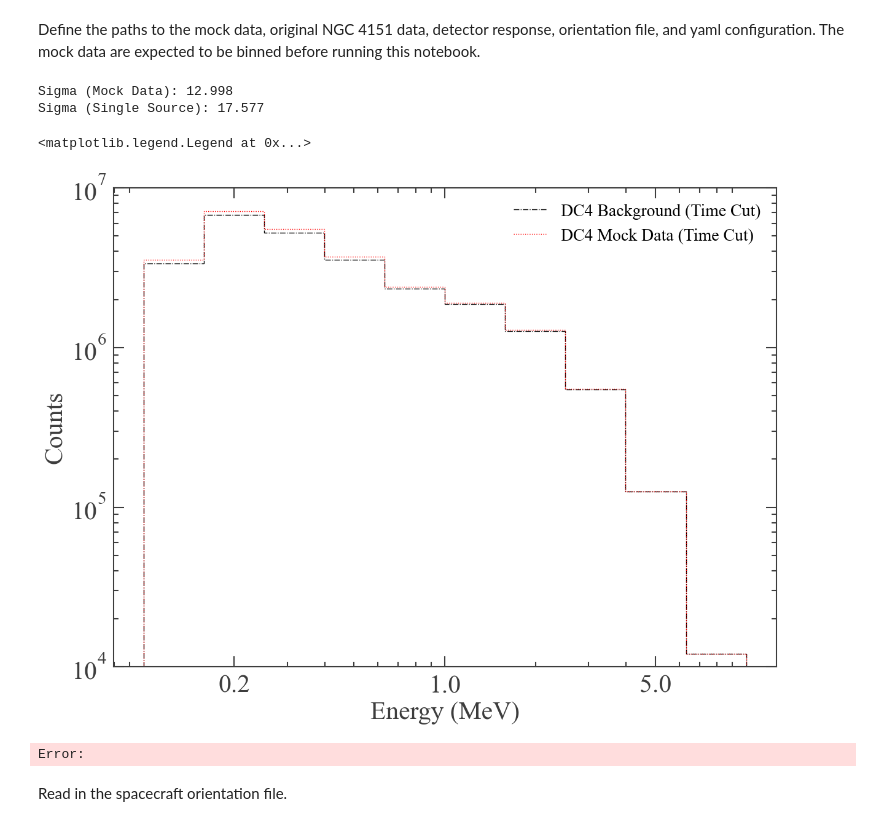
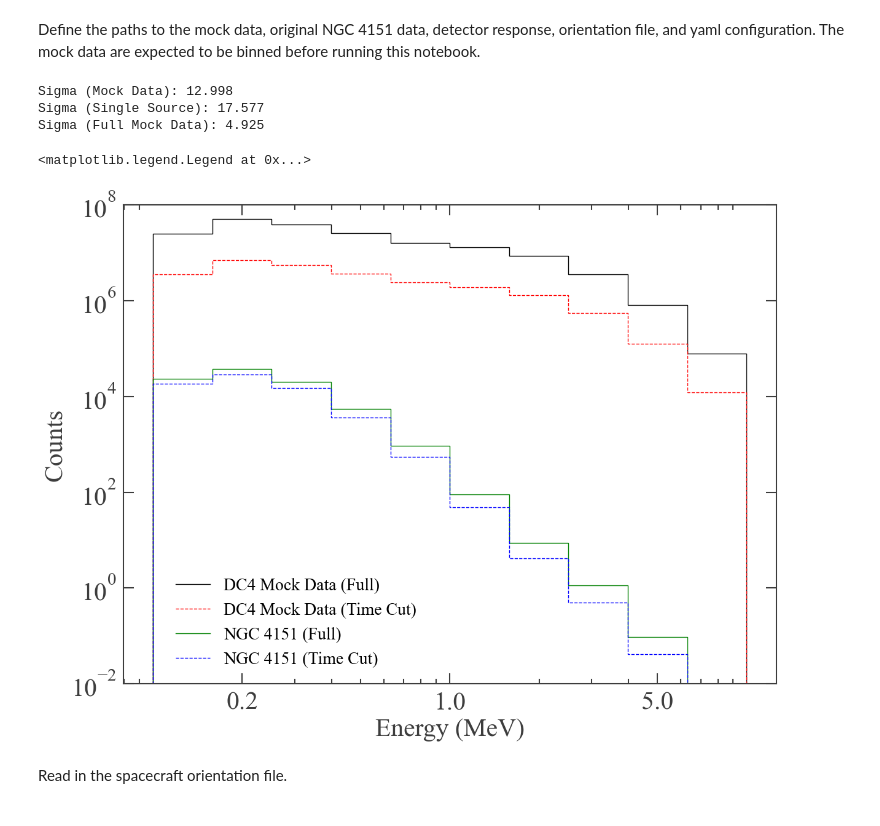
Before and after one commit to parshadkp/cosipy, a Jupyter notebook: docs/tutorials/spectral_fits/continuum_fit/AGN/AGN_Corona_DC4_SubMethod.ipynb, the cells around one changed output. Drawn from its saved outputs; the diff is of its cells as text; code cells hidden in the pictures.

Commit message:
Plots

```diff
--- a/docs/tutorials/spectral_fits/continuum_fit/AGN/AGN_Corona_DC4_SubMethod.ipynb
+++ b/docs/tutorials/spectral_fits/continuum_fit/AGN/AGN_Corona_DC4_SubMethod.ipynb
@@ -92,10 +92,12 @@ source_l = 155.07 * u.deg
 source_b = 75.06 * u.deg
 source_coord = SkyCoord(l=source_l, b=source_b, frame="galactic")
 # %%
-total_mock_data = Path("/Users/parshadkp/Library/CloudStorage/OneDrive-ClemsonUniversity/COSI/Software_Files/DC4_Files/Mock_Data/mock_with_updated_NGC4151_FluxNTH_0p15_time_cut.hdf5")
-background_DC4 = Path("/Users/parshadkp/Library/CloudStorage/OneDrive-ClemsonUniversity/COSI/Software_Files/DC4_Files/Total_DC4_BG_3months_unbinned_data_filtered_with_SAAcut_withSAAbck_ngc4151_in_fov_binned.hdf5")
+total_mock_data = Path("/Users/parshadkp/Library/CloudStorage/OneDrive-ClemsonUniversity/COSI/Software_Files/DC4_Files/Mock_Data/Mock_Data_Cut/mock_with_updated_NGC4151_FluxNTH_0p15_time_cut.hdf5")
+background_DC4 = Path("/Users/parshadkp/Library/CloudStorage/OneDrive-ClemsonUniversity/COSI/Software_Files/DC4_Files/Background/Total_DC4_BG_3months_unbinned_data_filtered_with_SAAcut_withSAAbck_ngc4151_in_fov_binned.hdf5")
 background_DC4_old = Path("/Users/parshadkp/Software/COSI_Data/DC4_Files/Total_DC4_BG_3months_binned_data_filtered_with_SAAcut_withSAAbck_NGC4151_TimeCut.hdf5")
 NGC_4151_old = Path("/Users/parshadkp/Software/COSI_Data/AGN_Data/GammaRay/Paper_Models/NGC_4151_ec200_DC3_COSI_cpl_pl.hdf5")
+NGC_4151_DC4 = Path("/Users/parshadkp/Software/COSI_Data/DC4_Files/NGC_4151__3months_binned_data_filtered_with_SAAcut.hdf5")
+full_mock_data = Path("/Users/parshadkp/Library/CloudStorage/OneDrive-ClemsonUniversity/COSI/Software_Files/DC4_Files/Mock_Data/dc4_mock_dataset_3months_binned_data_filtered_with_SAAcut_time_ordered.hdf5")
 
 FONT_SIZE = 30
 plt.rcParams["agg.path.chunksize"] = 10000
@@ -113,6 +115,8 @@ background_DC4 = Histogram.open(background_DC4)
 background_DC4_old = Histogram.open(background_DC4_old)
 NGC_4151_hist_comp = Histogram.open(NGC4151_file)
 NGC_4151_hist_old = Histogram.open(NGC_4151_old)
+NGC_4151_hist_DC4 = Histogram.open(NGC_4151_DC4)
+full_mock_data_hist = Histogram.open(full_mock_data)
 
 def projection_counts(hist, axis_name):
     return hist.project(axis_name).to_dense(copy=False).contents
@@ -131,40 +135,48 @@ background_DC4_counts = projection_counts(background_DC4, "Em")
 background_DC4_old_counts = projection_counts(background_DC4_old, "Em")
 source_counts = projection_counts(NGC_4151_hist_comp, "Em")
 source_old_counts = projection_counts(NGC_4151_hist_old, "Em")
+source_DC4_counts = projection_counts(NGC_4151_hist_DC4, "Em")
+full_mock_data_counts = projection_counts(full_mock_data_hist, "Em")
 
 total_source_counts = source_counts.sum() * count_exposure_multiplier
 total_source_old_counts = source_old_counts.sum() * count_exposure_multiplier
 total_mock_data_counts = mock_data_counts.sum() * count_exposure_multiplier
 total_background_counts = background_DC4_old_counts.sum() * count_exposure_multiplier
 sigma = total_source_counts / np.sqrt(total_mock_data_counts)
 sigma_old = total_source_old_counts / np.sqrt(total_source_old_counts + total_background_counts)
+sigma_full = total_source_counts / np.sqrt(full_mock_data_counts.sum() * count_exposure_multiplier)
 
 # print(f"Source counts: {total_source_counts:,.3g}")
 # print(f"Background counts: {total_mock_data_counts:,.3g}")
 print(f"Sigma (Mock Data): {sigma:.3f}")
 print(f"Sigma (Single Source): {sigma_old:.3f}")
+print(f"Sigma (Full Mock Data): {sigma_full:.3f}")
 
 mock_data_edges = total_mock_data.axes["Em"].edges.to_value(u.keV)
 background_DC4_edges = background_DC4.axes["Em"].edges.to_value(u.keV)
 
 fig, ax = plt.subplots(figsize=(12, 9), constrained_layout=True)
 style_axis(ax)
-ax.stairs(background_DC4_counts, background_DC4_edges / 1000, label="DC4 Background (Time Cut)", color="black", linestyle="dashdot")
-ax.stairs(mock_data_counts, mock_data_edges / 1000, label="DC4 Mock Data (Time Cut)", color="red", linestyle="dotted")
+# ax.stairs(background_DC4_counts, background_DC4_edges / 1000, label="DC4 Background (Time Cut)", color="black", linestyle="dashdot")
+ax.stairs(full_mock_data_counts, mock_data_edges / 1000, label="DC4 Mock Data (Full)", color="black", linestyle="solid")
+ax.stairs(mock_data_counts, mock_data_edges / 1000, label="DC4 Mock Data (Time Cut)", color="red", linestyle="dashed")
+ax.stairs(source_old_counts, mock_data_edges / 1000, label="NGC 4151 (Full)", color="green", linestyle="solid")
+ax.stairs(source_counts, mock_data_edges / 1000, label="NGC 4151 (Time Cut)", color="blue", linestyle="dashed")
+# ax.stairs(source_DC4_counts, mock_data_edges / 1000, label="NGC 4151 (DC4)", color="blue", linestyle="dashed")
 ax.set_yscale("log")
 ax.set_xscale("log")
 ax.set_ylabel("Counts", fontsize=FONT_SIZE)
-ax.set_ylim(1e4, 1e7)
+ax.set_ylim(1e-2, 1e8)
 ax.xaxis.set_major_locator(mticker.FixedLocator([0.2, 1.0, 5.0]))
 ax.xaxis.set_major_formatter(mticker.FixedFormatter(["0.2", "1.0", "5.0"]))
 ax.set_xlabel("Energy (MeV)", fontsize=FONT_SIZE)
-ax.legend(fontsize=20, loc="upper right", frameon=False)
+ax.legend(fontsize=20, loc=(0.07, 0.02), frameon=False)
 # %% [output]
 Sigma (Mock Data): 12.998
 Sigma (Single Source): 17.577
+Sigma (Full Mock Data): 4.925
 <matplotlib.legend.Legend at 0x...>
-[figure, old version]
+[figure, new version]
-Error:
 # %% [markdown]
 Read in the spacecraft orientation file.
 # %%
```
Also changed, not shown: parts of 2 cells of this notebook.
